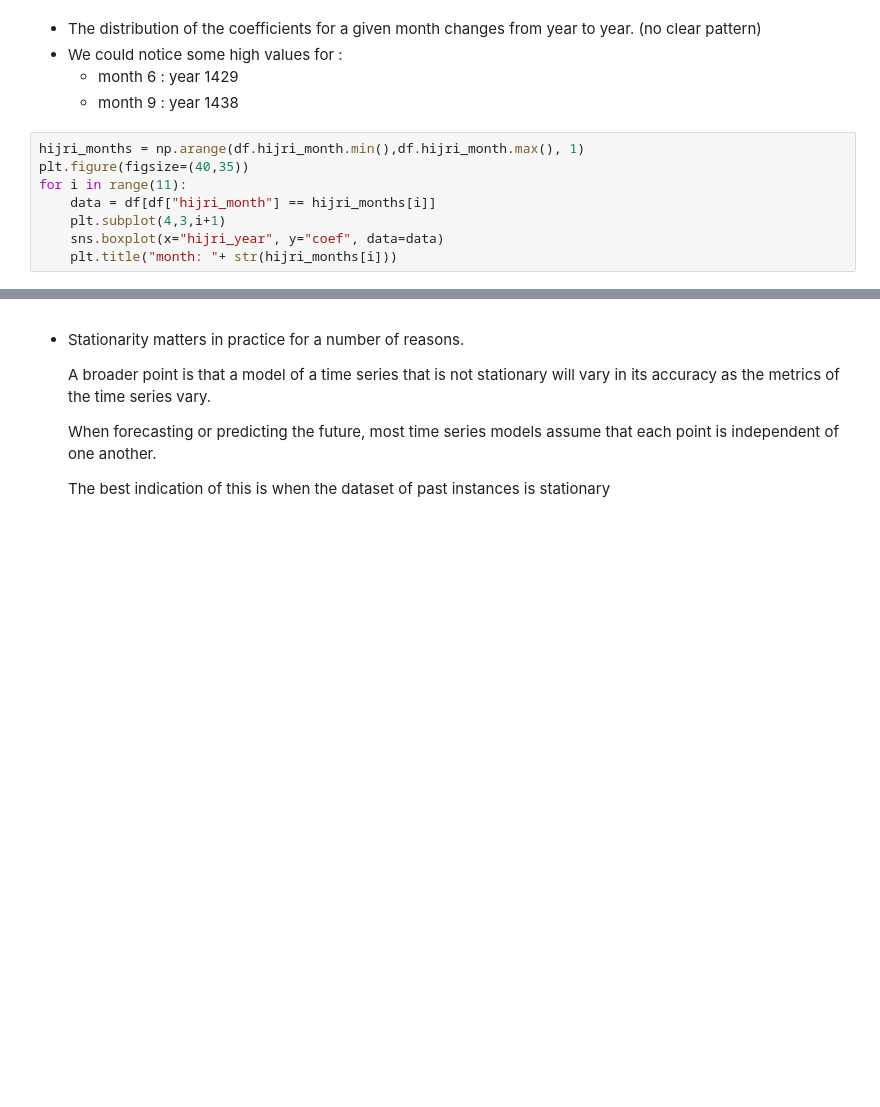
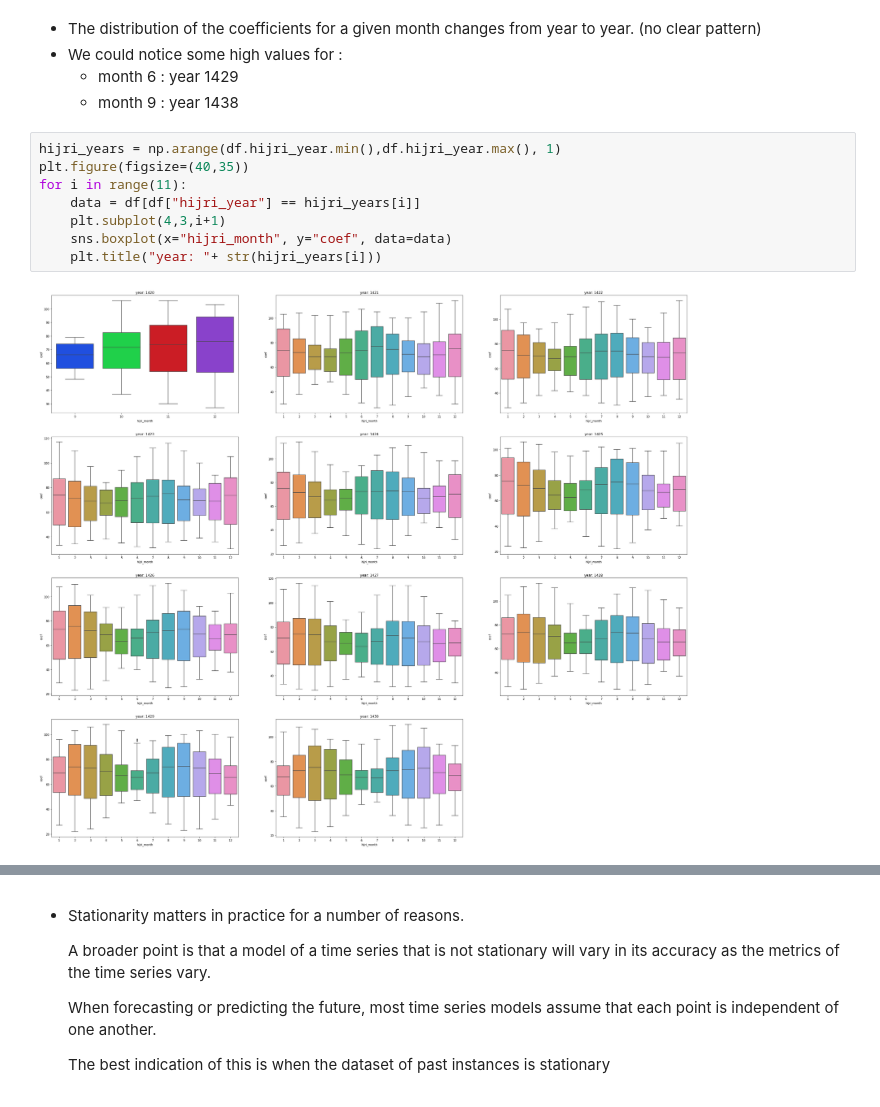
Before and after one commit to otmane-el-aloi/Prediction-of-tidal-coefficients, a Jupyter notebook: dataAnalysisOtmane.ipynb, the cells around one changed output, grey strips where cells are left out. Drawn from its saved outputs; the diff is of its cells as text; blank space fills up the shorter version.

```diff
--- a/dataAnalysisOtmane.ipynb
+++ b/dataAnalysisOtmane.ipynb
@@ -176,10 +192,12 @@ for i in range(11):
     - month 6 : year 1429
     - month 9 : year 1438
 # %%
-hijri_months = np.arange(df.hijri_month.min(),df.hijri_month.max(), 1)
+hijri_years = np.arange(df.hijri_year.min(),df.hijri_year.max(), 1)
 plt.figure(figsize=(40,35))
 for i in range(11):
-    data = df[df["hijri_month"] == hijri_months[i]]
+    data = df[df["hijri_year"] == hijri_years[i]]
     plt.subplot(4,3,i+1)
-    sns.boxplot(x="hijri_year", y="coef", data=data)
-    plt.title("month: "+ str(hijri_months[i]))
+    sns.boxplot(x="hijri_month", y="coef", data=data)
+    plt.title("year: "+ str(hijri_years[i]))
+# %% [output]
+[figure, added]
```
Also changed, not shown: parts of 5 cells of this notebook.
